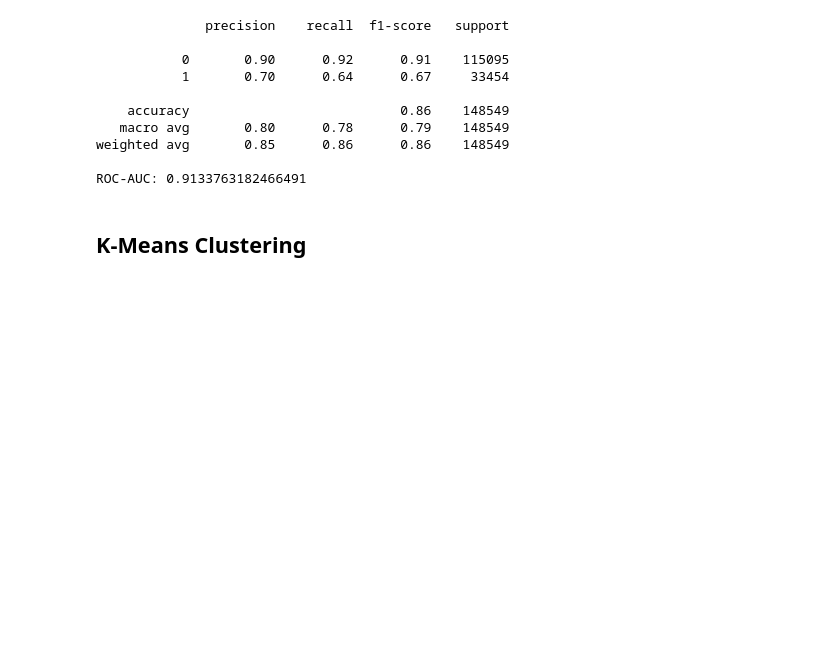
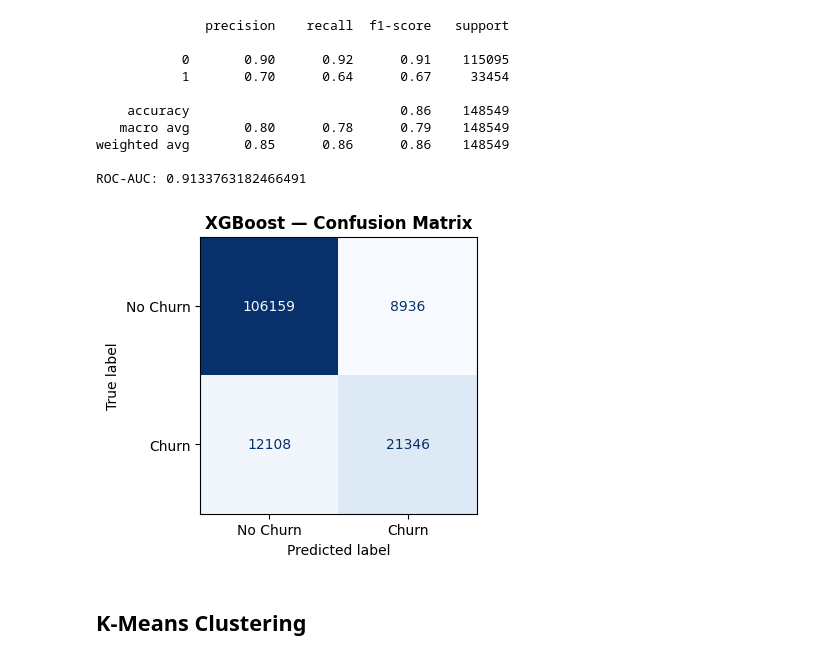
Before and after one commit to filip-melka/data-science-portfolio-2, a Jupyter notebook: predict_customer_churn.ipynb, the cells around one changed output. Saved outputs shown, nothing was run; the diff lists cells and outputs as text; code cells hidden in the pictures; blank space fills up the shorter version.

```diff
--- a/predict_customer_churn.ipynb
+++ b/predict_customer_churn.ipynb
@@ -310,6 +323,17 @@ print("ROC-AUC:", roc_auc_score(val_y, my_pipeline.predict_proba(val_X)[:, 1]))
 weighted avg       0.85      0.86      0.86    148549
 
 ROC-AUC: 0.9133763182466491
+# %%
+fig, ax = plt.subplots(figsize=(4, 4))
+cm = confusion_matrix(val_y, pred)
+ConfusionMatrixDisplay(cm, display_labels=["No Churn", "Churn"]).plot(
+    cmap="Blues", ax=ax, colorbar=False
+)
+ax.set_title("XGBoost — Confusion Matrix", fontweight="bold")
+plt.tight_layout()
+plt.show()
+# %% [output]
+[figure, added]
 # %% [markdown]
 ## K-Means Clustering
 # %% [markdown]
```
Also changed, not shown: parts of 2 cells of this notebook, 4 other files.
